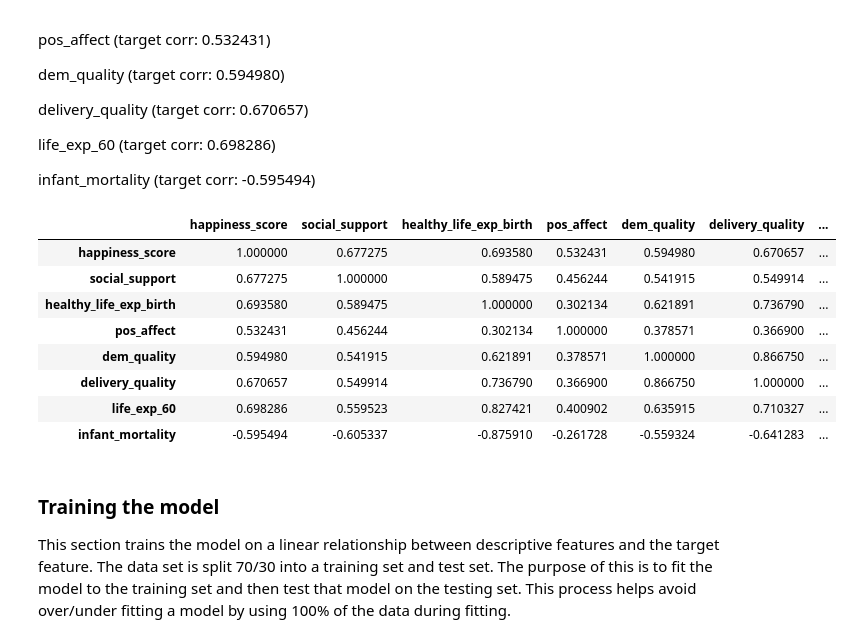
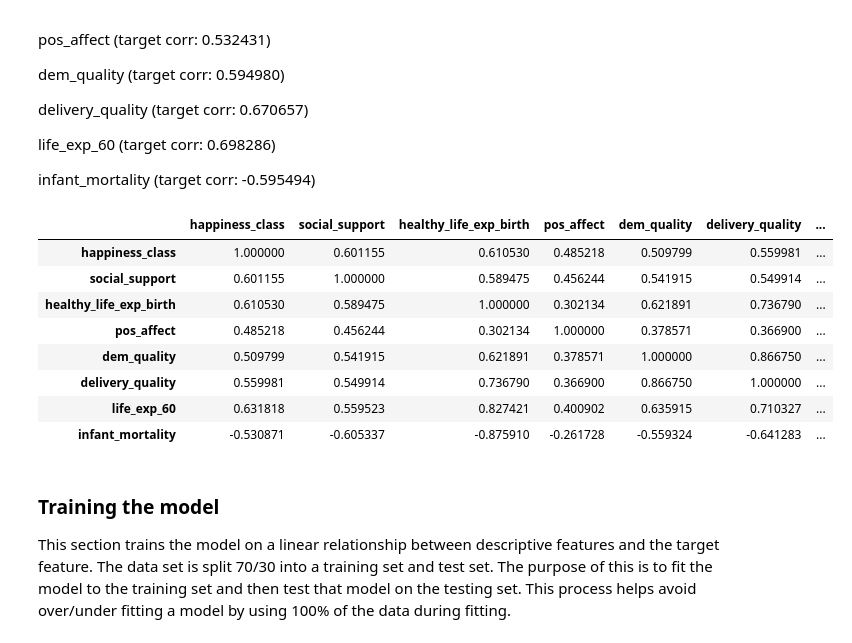
Before and after one commit to thanders/COMP47350_happiness, a Jupyter notebook: group_project/LinearRegressionAlan.ipynb, the cells around one changed output. Cells and saved outputs as stored; diff of their text form; code cells hidden in the pictures.

```diff
--- a/group_project/LinearRegressionAlan.ipynb
+++ b/group_project/LinearRegressionAlan.ipynb
@@ -75,3 +75,7 @@ df.head(1)
 # %% [output]
 |  | country | year | happiness_score | social_support | healthy_life_exp_birth | life_choices | generosity | ... |
 | 0 | Afghanistan | 2008 | 4.0 | 0.450662 | 49.209663 | 0.718114 | 0.181819 | ... |
+# %%
+happiness_class = (df['happiness_score']>5)*1.0
+df_happiness_class = pd.DataFrame({'happiness_class':happiness_class})
+df = pd.concat([df, df_happiness_class], axis=1)
@@ -172,17 +187,17 @@ life_exp_60   (target  corr: 0.698286)
 infant_mortality   (target  corr: -0.595494)
 # %%
 # selected feature correlation
-df[["happiness_score", "social_support", "healthy_life_exp_birth", "pos_affect", "dem_quality", "delivery_quality", "life_exp_60", "infant_mortality"]].corr()
+df[["happiness_class", "social_support", "healthy_life_exp_birth", "pos_affect", "dem_quality", "delivery_quality", "life_exp_60", "infant_mortality"]].corr()
 # %% [output]
-|  | happiness_score | social_support | healthy_life_exp_birth | pos_affect | dem_quality | delivery_quality | ... |
-| happiness_score | 1.000000 | 0.677275 | 0.693580 | 0.532431 | 0.594980 | 0.670657 | ... |
-| social_support | 0.677275 | 1.000000 | 0.589475 | 0.456244 | 0.541915 | 0.549914 | ... |
-| healthy_life_exp_birth | 0.693580 | 0.589475 | 1.000000 | 0.302134 | 0.621891 | 0.736790 | ... |
-| pos_affect | 0.532431 | 0.456244 | 0.302134 | 1.000000 | 0.378571 | 0.366900 | ... |
-| dem_quality | 0.594980 | 0.541915 | 0.621891 | 0.378571 | 1.000000 | 0.866750 | ... |
-| delivery_quality | 0.670657 | 0.549914 | 0.736790 | 0.366900 | 0.866750 | 1.000000 | ... |
-| life_exp_60 | 0.698286 | 0.559523 | 0.827421 | 0.400902 | 0.635915 | 0.710327 | ... |
-| infant_mortality | -0.595494 | -0.605337 | -0.875910 | -0.261728 | -0.559324 | -0.641283 | ... |
+|  | happiness_class | social_support | healthy_life_exp_birth | pos_affect | dem_quality | delivery_quality | ... |
+| happiness_class | 1.000000 | 0.601155 | 0.610530 | 0.485218 | 0.509799 | 0.559981 | ... |
+| social_support | 0.601155 | 1.000000 | 0.589475 | 0.456244 | 0.541915 | 0.549914 | ... |
+| healthy_life_exp_birth | 0.610530 | 0.589475 | 1.000000 | 0.302134 | 0.621891 | 0.736790 | ... |
+| pos_affect | 0.485218 | 0.456244 | 0.302134 | 1.000000 | 0.378571 | 0.366900 | ... |
+| dem_quality | 0.509799 | 0.541915 | 0.621891 | 0.378571 | 1.000000 | 0.866750 | ... |
+| delivery_quality | 0.559981 | 0.549914 | 0.736790 | 0.366900 | 0.866750 | 1.000000 | ... |
+| life_exp_60 | 0.631818 | 0.559523 | 0.827421 | 0.400902 | 0.635915 | 0.710327 | ... |
+| infant_mortality | -0.530871 | -0.605337 | -0.875910 | -0.261728 | -0.559324 | -0.641283 | ... |
 # %% [markdown]
 ### Training the model
 
```
Also changed, not shown: parts of 23 cells of this notebook, 1 other file.
